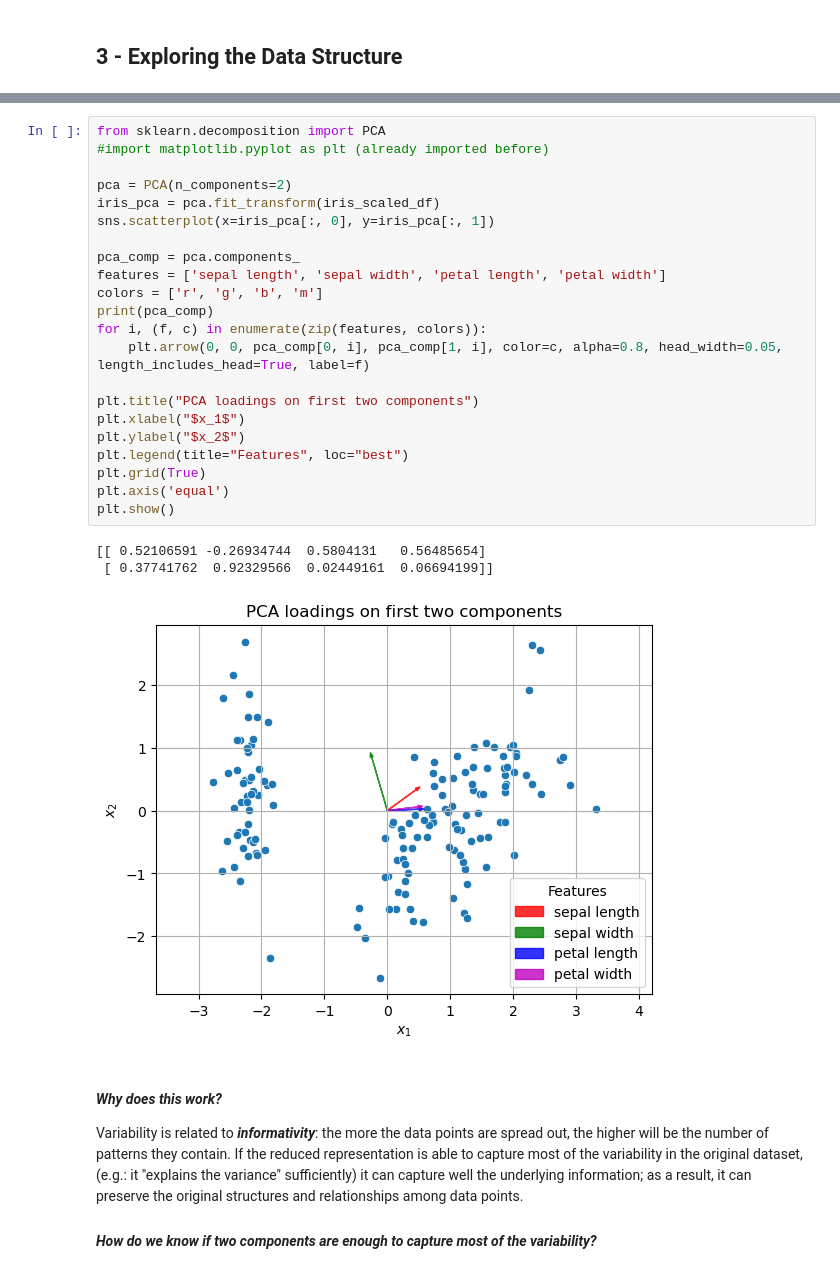
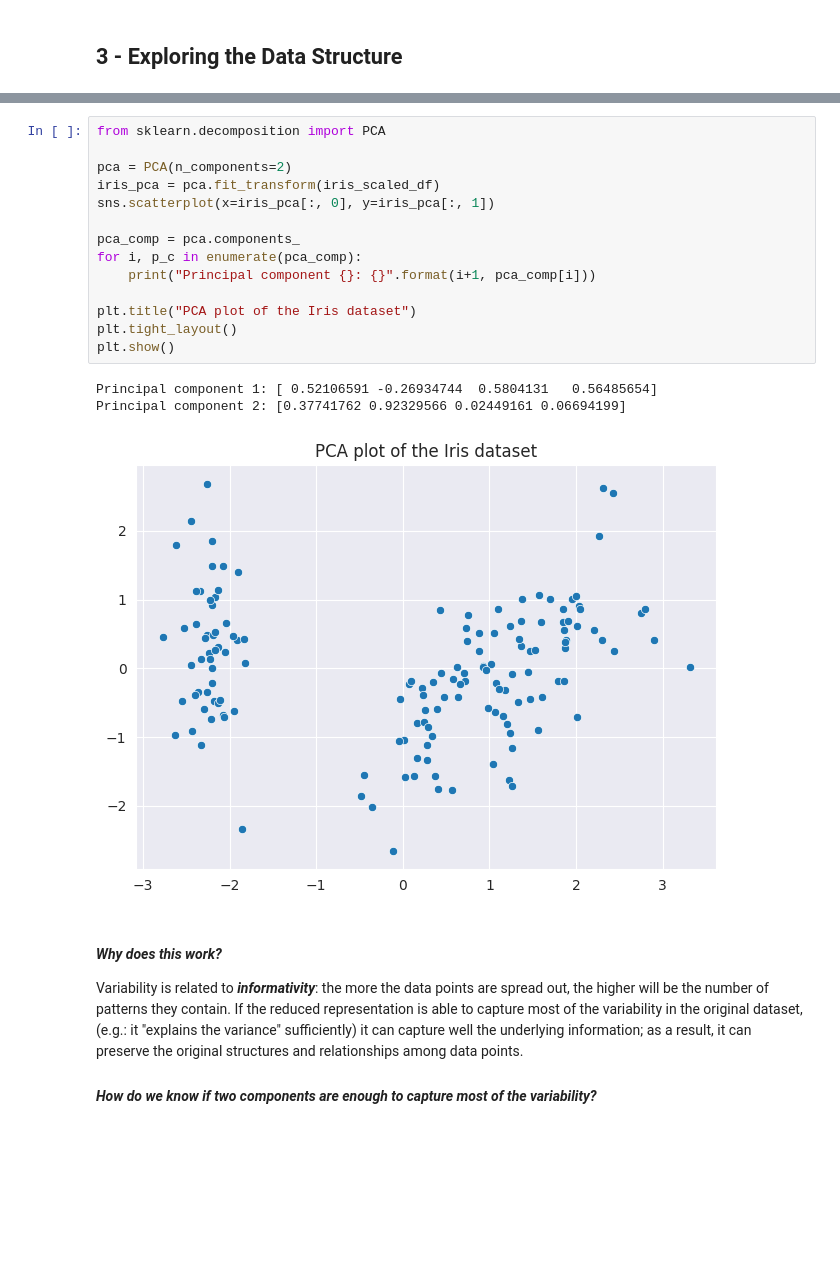
Before and after one commit to MAL-TO/Workshop-ML, a Jupyter notebook: Lab-04/Solution.ipynb, the cells around one changed output, grey strips where cells are left out. Cells and saved outputs as stored; diff of their text form; blank space fills up the shorter version.

```diff
--- a/Lab-04/Solution.ipynb
+++ b/Lab-04/Solution.ipynb
@@ -424,29 +428,21 @@ In Python, we can use the <code>[sklearn.decomposition.PCA](https://scikit-learn
 # %%
 from sklearn.decomposition import PCA
-#import matplotlib.pyplot as plt (already imported before)
 
 pca = PCA(n_components=2)
 iris_pca = pca.fit_transform(iris_scaled_df)
 sns.scatterplot(x=iris_pca[:, 0], y=iris_pca[:, 1])
 
 pca_comp = pca.components_
-features = ['sepal length', 'sepal width', 'petal length', 'petal width']
-colors = ['r', 'g', 'b', 'm']
-print(pca_comp)
-for i, (f, c) in enumerate(zip(features, colors)):
-    plt.arrow(0, 0, pca_comp[0, i], pca_comp[1, i], color=c, alpha=0.8, head_width=0.05, length_includes_head=True, label=f)
+for i, p_c in enumerate(pca_comp):
+    print("Principal component {}: {}".format(i+1, pca_comp[i]))
 
-plt.title("PCA loadings on first two components")
-plt.xlabel("$x_1$")
-plt.ylabel("$x_2$")
-plt.legend(title="Features", loc="best")
-plt.grid(True)
-plt.axis('equal')
+plt.title("PCA plot of the Iris dataset")
+plt.tight_layout()
 plt.show()
 # %% [output]
-[[ 0.52106591 -0.26934744  0.5804131   0.56485654]
- [ 0.37741762  0.92329566  0.02449161  0.06694199]]
+Principal component 1: [ 0.52106591 -0.26934744  0.5804131   0.56485654]
+Principal component 2: [0.37741762 0.92329566 0.02449161 0.06694199]
-[figure, old version]
+[figure, new version]
 # %% [markdown]
 #### ***Why does this work?***
 Variability is related to ***informativity***: the more the data points are spread out, the higher will be the number of patterns they contain. If the reduced representation is able to capture most of the variability in the original dataset, (e.g.: it "explains the variance" sufficiently) it can capture well the underlying information; as a result, it can preserve the original structures and relationships among data points.
```
Also changed, not shown: parts of 22 cells of this notebook.
